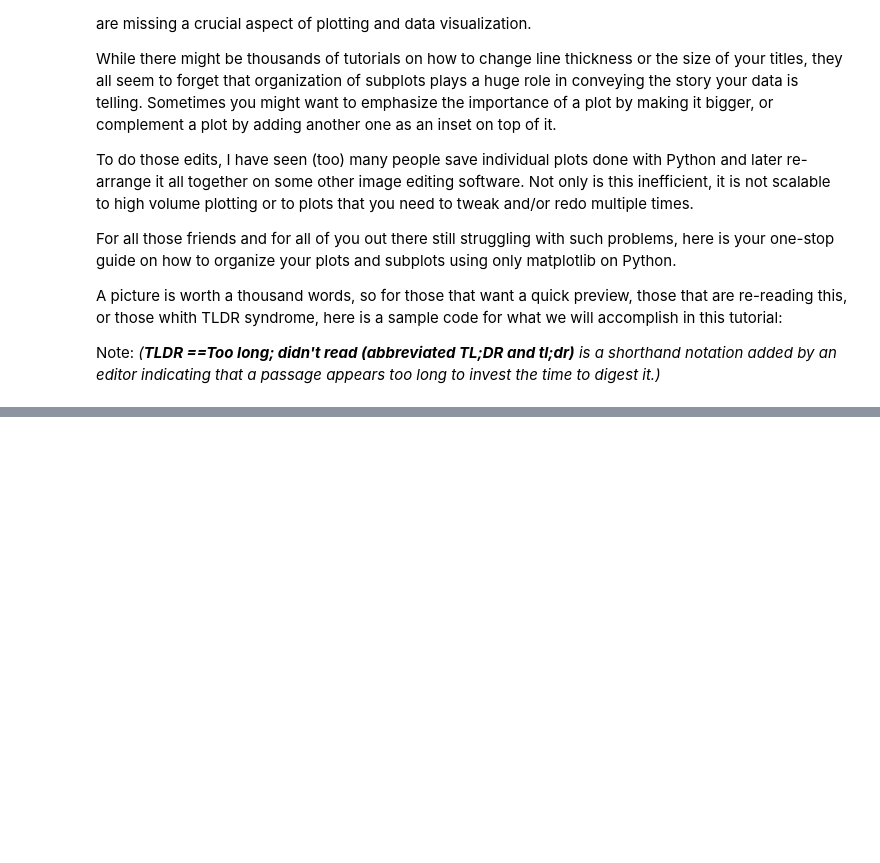
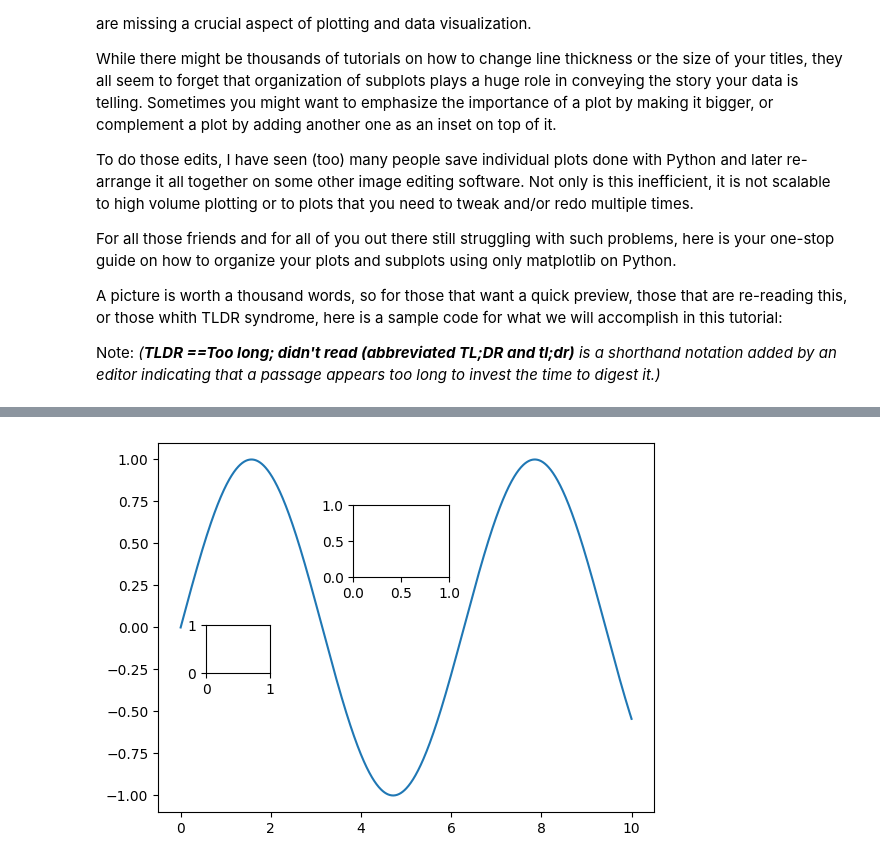
Before and after one commit to KPAdhikari/PythonStuff, a Jupyter notebook: IPython_Jupyter_Notebooks/Python Plotting - matplotlib V2.ipynb, the cells around one changed output, grey strips where cells are left out. Cells and saved outputs as stored; diff of their text form; code cells hidden in the pictures; blank space fills up the shorter version.

```diff
--- a/IPython_Jupyter_Notebooks/Python Plotting - matplotlib V2.ipynb
+++ b/IPython_Jupyter_Notebooks/Python Plotting - matplotlib V2.ipynb
@@ -26,0 +113,13 @@ Note: *(**TLDR ==Too long; didn't read (abbreviated TL;DR and tl;dr)** is a shor
+# %%
+# Original plot
+fig = plt.figure()
+plt.plot(time, height)
+
+# Adding new empty axes
+fig.add_axes([0.43, 0.6, 0.15, 0.15])  #[lowerCorner_x, lowerCorner_y, width, height]
+fig.add_axes([0.2, 0.4, 0.1, 0.1])     #[lowerCorner_x, lowerCorner_y, width, height]
+
+#fig.savefig('figures/figureAxes')
+plt.show()
+# %% [output]
+[figure, added]
```
Also changed, not shown: parts of 9 cells of this notebook, 4 other files.
